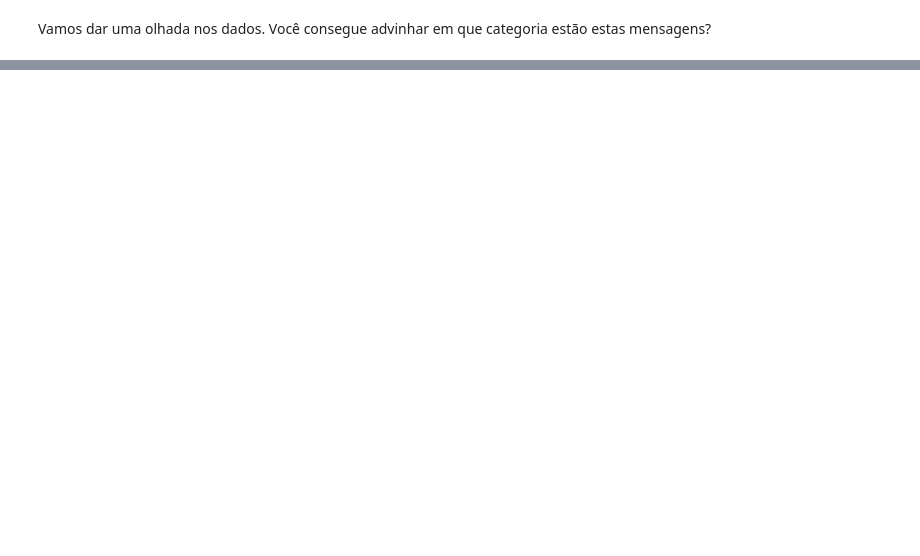
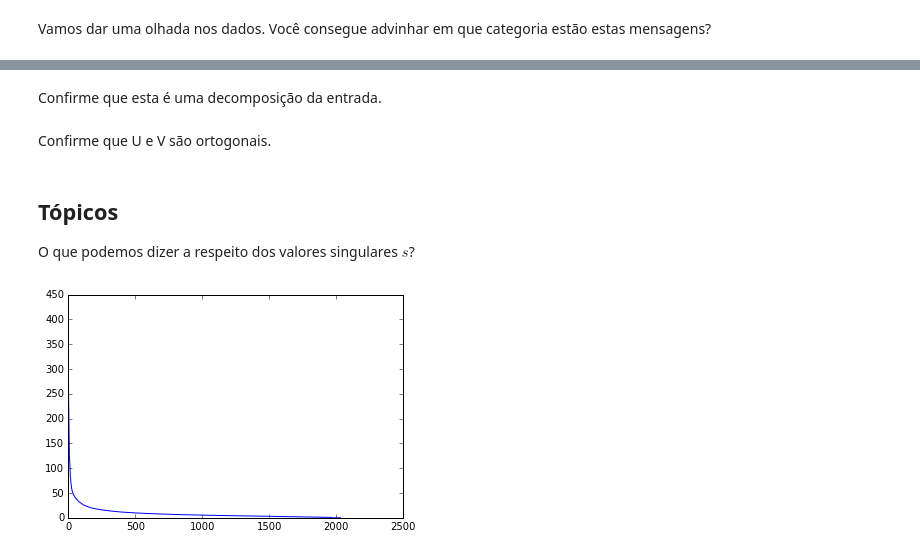
Before and after one commit to fabriciomurai/teaching, a Jupyter notebook: ancn_slides/SVD.ipynb, the cells around one changed output, grey strips where cells are left out. Saved outputs shown, nothing was run; the diff lists cells and outputs as text; code cells hidden in the pictures; blank space fills up the shorter version.

```diff
--- a/ancn_slides/SVD.ipynb
+++ b/ancn_slides/SVD.ipynb
@@ -88,0 +158,2 @@ vocab[7000:7020]
+# %% [markdown]
+Confirme que esta é uma decomposição da entrada.
@@ -88,0 +162,2 @@ vocab[7000:7020]
+# %% [markdown]
+Confirme que U e V são ortogonais.
@@ -88,0 +166,8 @@ vocab[7000:7020]
+# %% [markdown]
+## Tópicos
+
+O que podemos dizer a respeito dos valores singulares $s$?
+# %%
+plt.plot(s);
+# %% [output]
+[figure, added]
```
Also changed, not shown: parts of 31 cells of this notebook, 2 other files.
